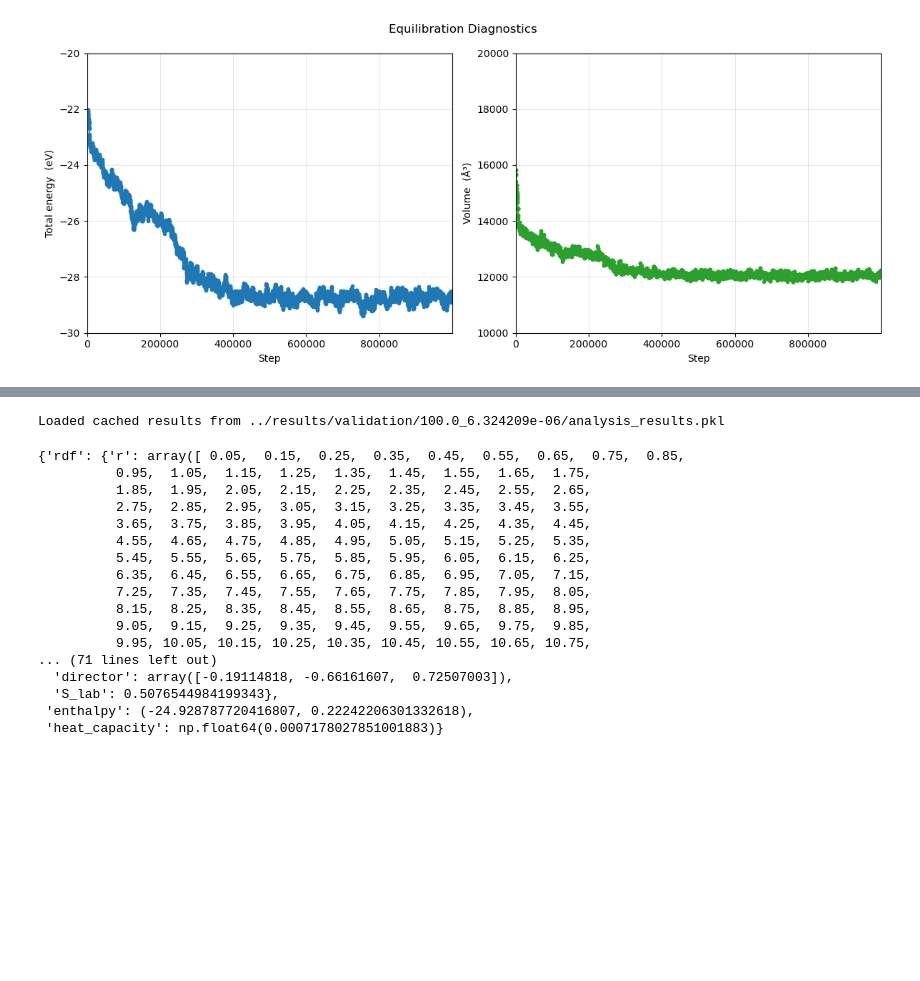
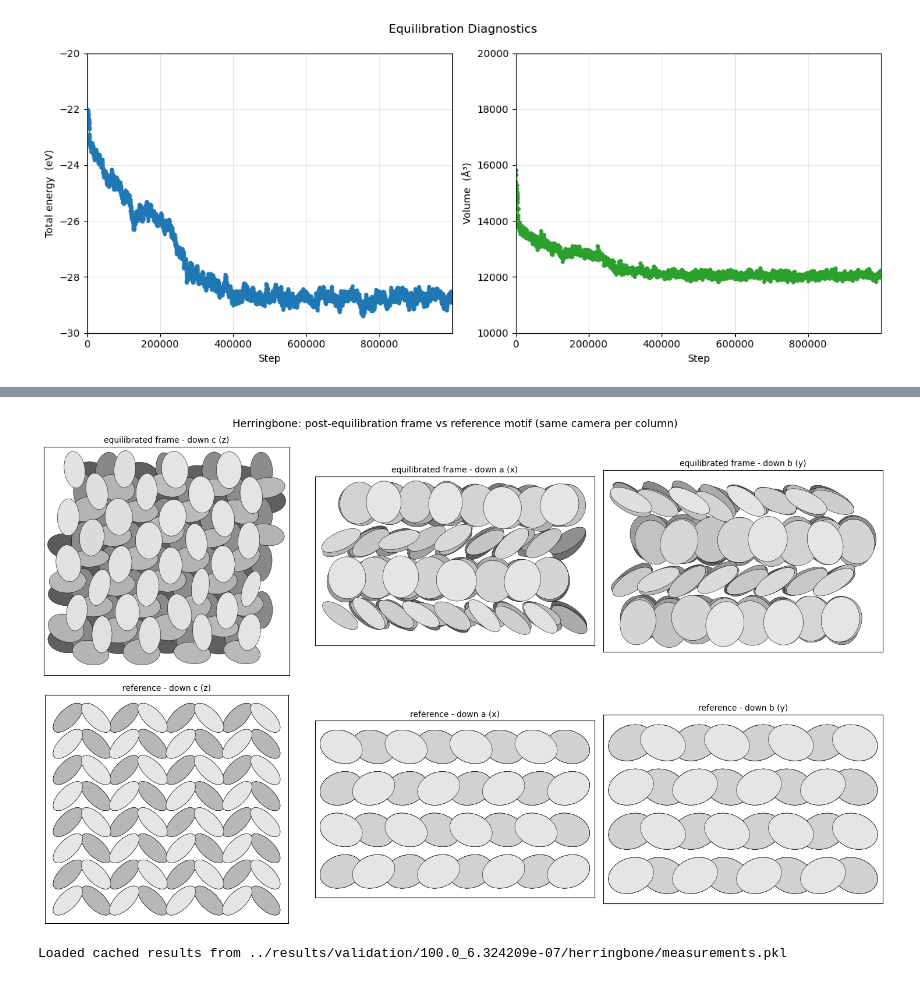
Before and after one commit to ortengren/as_mc, a Jupyter notebook: notebooks/single_state_run.ipynb, the cells around one changed output, grey strips where cells are left out. Saved outputs shown, nothing was run; the diff lists cells and outputs as text; code cells hidden in the pictures; blank space fills up the shorter version.

```diff
--- a/notebooks/single_state_run.ipynb
+++ b/notebooks/single_state_run.ipynb
@@ -186 +245,31 @@ ase.io.write("../results/validation/100.0_6.324209e-06/simulation.xyz", traj, fo
+# %%
+# frame 1: my first simulation frame
+with connect(f"{RENDER_DIR}/simulation.db") as db:
+    row = next(db.select())
+init_atoms = row.toatoms()
+init_atoms.wrap()  # tuck PBC strays back in
+init_pos = init_atoms.get_positions()
+init_cq = np.asarray(row.data["c_q"])
+
+# frame 2: reference benzene_herringbone_cg.xyz tiled to the same supercell
+coms0, or0, cq0, edges = _load_herringbone_motif()
+nx, ny, nz = _herringbone_reps(len(init_pos), edges)
+a, b, c = edges
+offsets = np.array([[i * a, j * b, k * c]
+                    for i in range(nx) for j in range(ny) for k in range(nz)])
+ref_pos = (coms0[None] + offsets[:, None]).reshape(-1, 3)
+ref_cq = np.broadcast_to(cq0, (nx * ny * nz, len(cq0), 4)).reshape(-1, 4).copy()
+
+VIEWS = [([0, 0, 1], "down c (z)"), ([1, 0, 0], "down a (x)"), ([0, 1, 0], "down b (y)")]
+fig, axs = plt.subplots(2, len(VIEWS), figsize=(5 * len(VIEWS), 9))
+for col, (view, name) in enumerate(VIEWS):
+    draw_frame(axs[0, col], init_pos, init_cq, view, title=f"equilibrated frame - {name}")
+    draw_frame(axs[1, col], ref_pos, ref_cq, view, title=f"reference - {name}")
+fig.suptitle("Herringbone: post-equilibration frame vs reference motif "
+             "(same camera per column)", fontsize=13)
+fig.tight_layout()
+fig.savefig(f"{RENDER_DIR}/herringbone_post_equilibration.png", dpi=150)
+plt.show()
+# %% [output]
+[figure, added]
 # %%
@@ -211,37 +286,12 @@ analyzer.add_measurement("heat_capacity", HeatCapacity(temp, n_particles, pressu
 # %%
-# Run every measurement over the trajectory and cache the results to a pickle.
-# Re-running this cell loads the cached results instead of re-scanning the
-# 12k-frame db; delete the pickle to force a recompute.
-results_path = f"{RUN_DIR}/analysis_results.pkl"
+# Read measurements from pickle file on disk.
+# If this file doesn't exist, use ../scripts/single_state_run_hb_1atm.py to generate it
 
-if os.path.exists(results_path):
-    with open(results_path, "rb") as f:
-        results = pickle.load(f)
-    print(f"Loaded cached results from {results_path}")
-else:
-    results = analyzer.run_analysis()
-    with open(results_path, "wb") as f:
-        pickle.dump(results, f)
-    print(f"Saved results to {results_path}")
+results_path = f"{RUN_DIR}/measurements.pkl"
 
-results
+with open(results_path, "rb") as f:
+    results = pickle.load(f)
+print(f"Loaded cached results from {results_path}")
 # %% [output]
-Loaded cached results from ../results/validation/100.0_6.324209e-06/analysis_results.pkl
+Loaded cached results from ../results/validation/100.0_6.324209e-07/herringbone/measurements.pkl
-{'rdf': {'r': array([ 0.05,  0.15,  0.25,  0.35,  0.45,  0.55,  0.65,  0.75,  0.85,
-          0.95,  1.05,  1.15,  1.25,  1.35,  1.45,  1.55,  1.65,  1.75,
-          1.85,  1.95,  2.05,  2.15,  2.25,  2.35,  2.45,  2.55,  2.65,
-          2.75,  2.85,  2.95,  3.05,  3.15,  3.25,  3.35,  3.45,  3.55,
-          3.65,  3.75,  3.85,  3.95,  4.05,  4.15,  4.25,  4.35,  4.45,
-          4.55,  4.65,  4.75,  4.85,  4.95,  5.05,  5.15,  5.25,  5.35,
-          5.45,  5.55,  5.65,  5.75,  5.85,  5.95,  6.05,  6.15,  6.25,
-          6.35,  6.45,  6.55,  6.65,  6.75,  6.85,  6.95,  7.05,  7.15,
-          7.25,  7.35,  7.45,  7.55,  7.65,  7.75,  7.85,  7.95,  8.05,
-          8.15,  8.25,  8.35,  8.45,  8.55,  8.65,  8.75,  8.85,  8.95,
-          9.05,  9.15,  9.25,  9.35,  9.45,  9.55,  9.65,  9.75,  9.85,
-          9.95, 10.05, 10.15, 10.25, 10.35, 10.45, 10.55, 10.65, 10.75,
-... (71 lines left out)
-  'director': array([-0.19114818, -0.66161607,  0.72507003]),
-  'S_lab': 0.5076544984199343},
- 'enthalpy': (-24.928787720416807, 0.22242206301332618),
- 'heat_capacity': np.float64(0.0007178027851001883)}
 # %%
```
Also changed, not shown: parts of 12 cells of this notebook.
